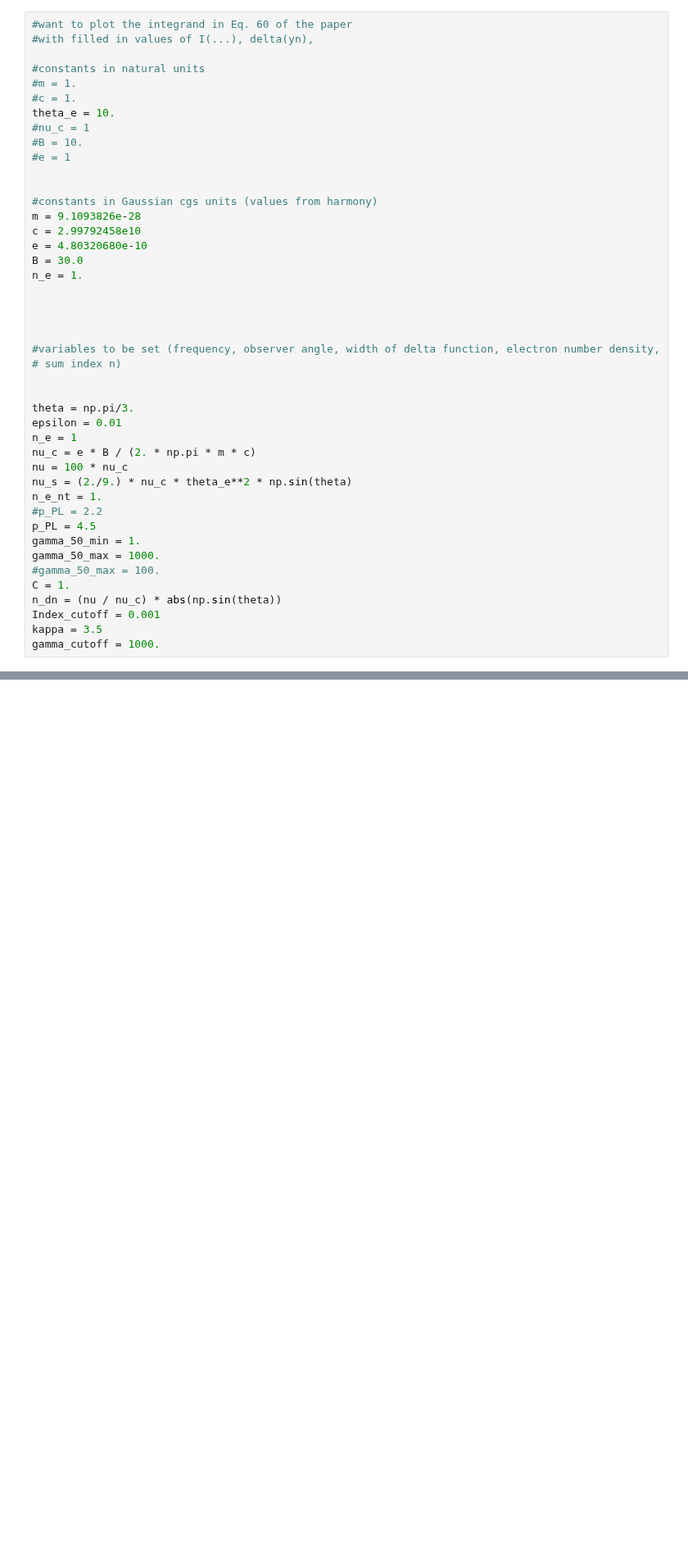
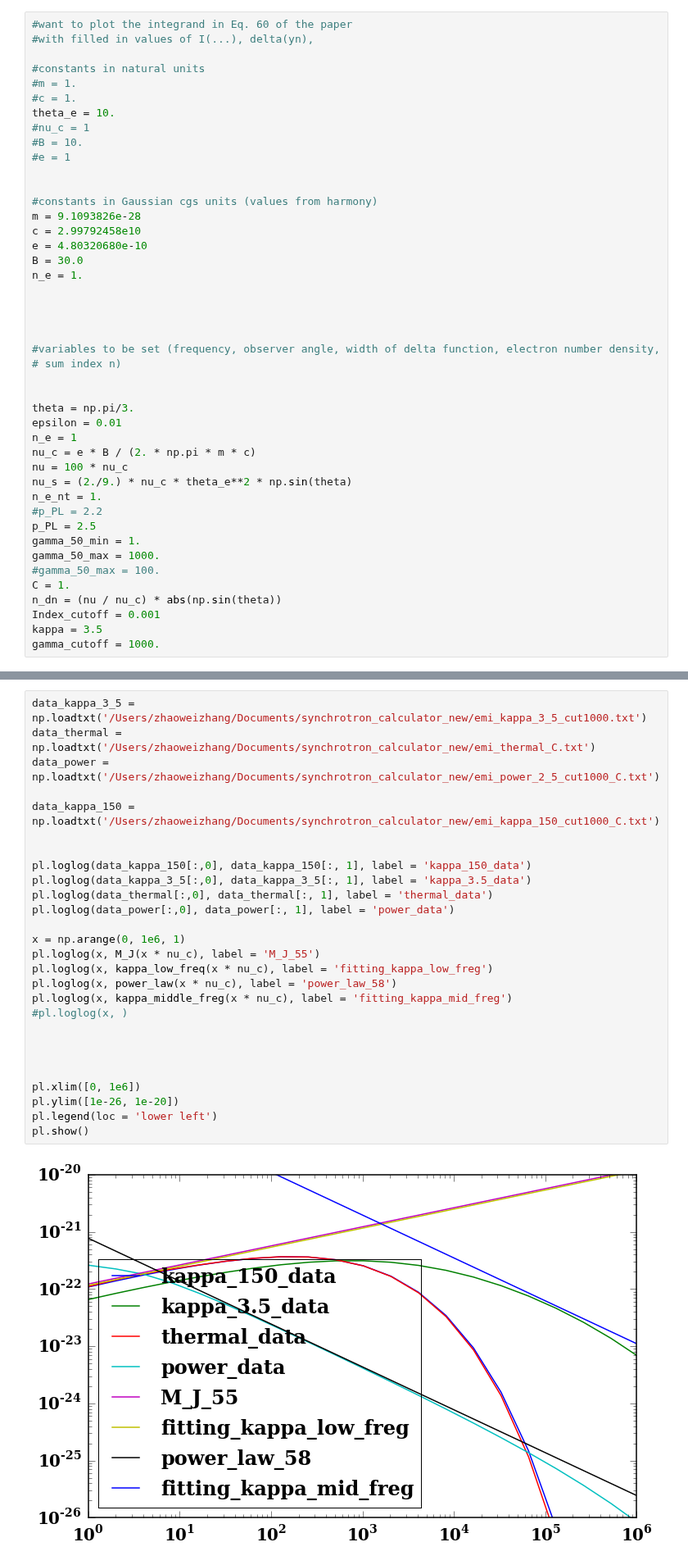
Before and after one commit to ZhaoweiZ/kappa_summer, a Jupyter notebook: finding_fitting_formula_to_kappa.ipynb, the cells around one changed output, grey strips where cells are left out. Shown at 82% size. Drawn from its saved outputs; the diff is of its cells as text; blank space fills up the shorter version.

Commit message:
new fitting forluma

```diff
--- a/finding_fitting_formula_to_kappa.ipynb
+++ b/finding_fitting_formula_to_kappa.ipynb
@@ -68,7 +68,7 @@ nu = 100 * nu_c
 nu_s = (2./9.) * nu_c * theta_e**2 * np.sin(theta)
 n_e_nt = 1.
 #p_PL = 2.2
-p_PL = 4.5
+p_PL = 2.5
 gamma_50_min = 1.
 gamma_50_max = 1000.
 #gamma_50_max = 100.
@@ -186,0 +175,29 @@ pl.loglog(x_here, kappa_middle_freg(x_here * nu_c), label = 'fitting formula mid
+# %%
+data_kappa_3_5 = np.loadtxt('/Users/zhaoweizhang/Documents/synchrotron_calculator_new/emi_kappa_3_5_cut1000.txt')
+data_thermal = np.loadtxt('/Users/zhaoweizhang/Documents/synchrotron_calculator_new/emi_thermal_C.txt')
+data_power = np.loadtxt('/Users/zhaoweizhang/Documents/synchrotron_calculator_new/emi_power_2_5_cut1000_C.txt')
+
+data_kappa_150 = np.loadtxt('/Users/zhaoweizhang/Documents/synchrotron_calculator_new/emi_kappa_150_cut1000_C.txt')
+
+
+pl.loglog(data_kappa_150[:,0], data_kappa_150[:, 1], label = 'kappa_150_data')
+pl.loglog(data_kappa_3_5[:,0], data_kappa_3_5[:, 1], label = 'kappa_3.5_data')
+pl.loglog(data_thermal[:,0], data_thermal[:, 1], label = 'thermal_data')
+pl.loglog(data_power[:,0], data_power[:, 1], label = 'power_data')
+
+x = np.arange(0, 1e6, 1)
+pl.loglog(x, M_J(x * nu_c), label = 'M_J_55')
+pl.loglog(x, kappa_low_freq(x * nu_c), label = 'fitting_kappa_low_freg')
+pl.loglog(x, power_law(x * nu_c), label = 'power_law_58')
+pl.loglog(x, kappa_middle_freg(x * nu_c), label = 'fitting_kappa_mid_freg')
+#pl.loglog(x, )
+
+
+
+
+pl.xlim([0, 1e6])
+pl.ylim([1e-26, 1e-20])
+pl.legend(loc = 'lower left')
+pl.show()
+# %% [output]
+[figure, added]
```
Also changed, not shown: parts of 4 cells of this notebook, 6 other files.
